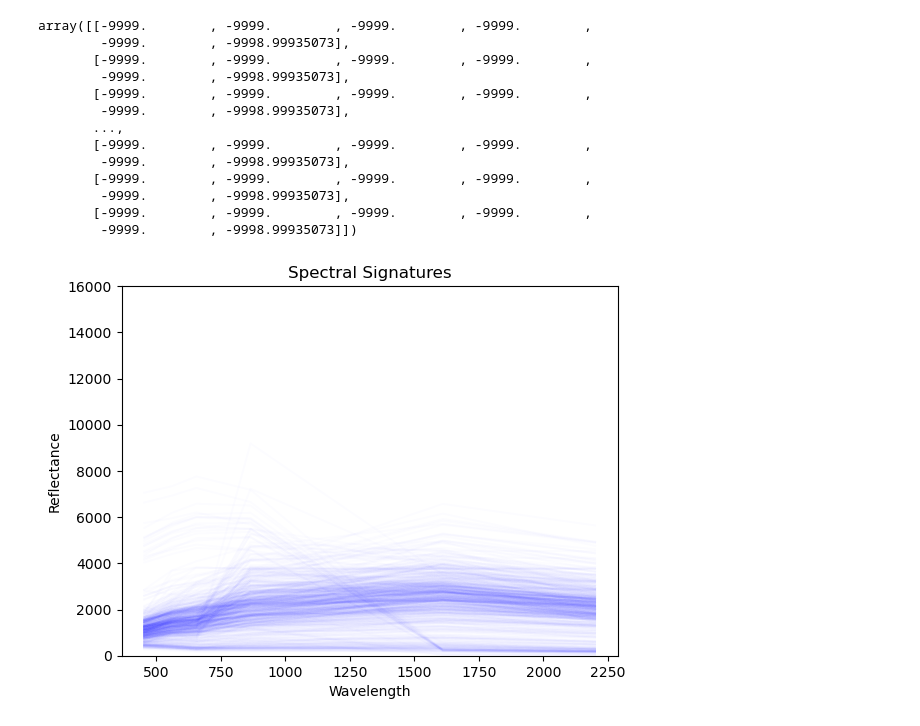
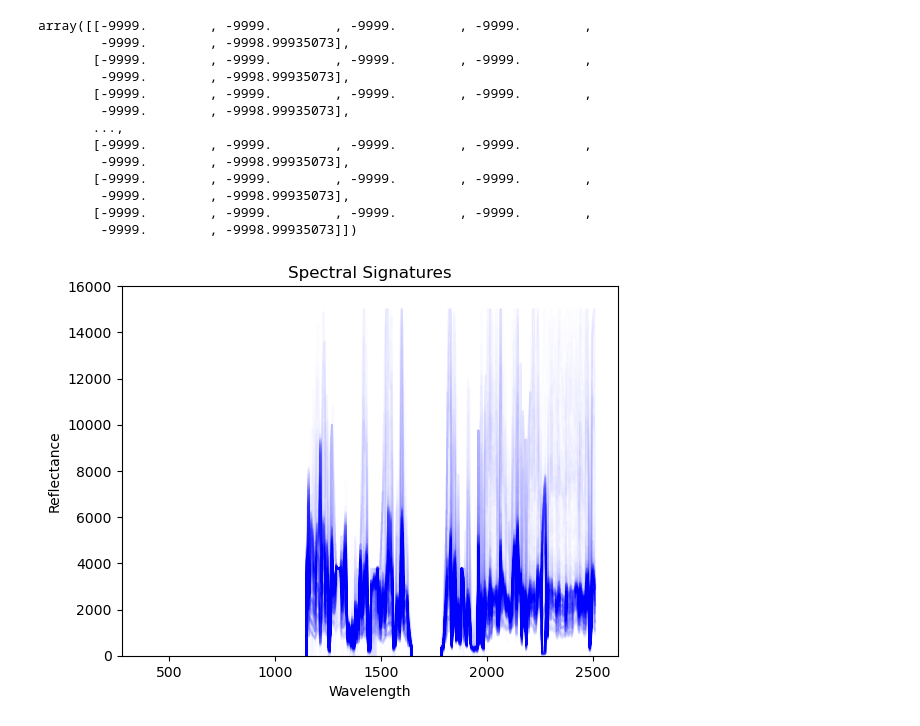
Before and after one commit to earthlab/cross-sensor-cal, a Jupyter notebook: plot_resample.ipynb, the cells around one changed output. Saved outputs shown, nothing was run; the diff lists cells and outputs as text; code cells hidden in the pictures.

Commit message:
more plot

```diff
--- a/plot_resample.ipynb
+++ b/plot_resample.ipynb
@@ -135,32 +128,33 @@ def plot_spectral_signatures(wavelengths, spectral_data, line_color='blue', tran
     """
     Plot spectral signatures for each pixel in the spectral data, all in the same specified color and with transparency.
 
     Parameters:
     - wavelengths: array-like, the wavelengths corresponding to the spectral bands.
     - spectral_data: 2D array, spectral data where each row corresponds to a pixel and columns to spectral bands.
     - line_color: str, optional, the color of the lines. Default is 'blue'.
     - transparency: float, optional, the transparency level of the lines. Default is 0.5.
     """
     # Check if spectral_data is not empty
     if spectral_data.size == 0:
         print("Spectral data is empty.")
         return
 
     num_wavelengths = len(wavelengths)  # Dynamically get the number of wavelengths
 
     # Plotting each pixel's spectral signature
     for i in range(spectral_data.shape[0]):  # Loop through each row/pixel
         # Ensure plotting only up to the number of available wavelengths
         plt.plot(wavelengths, spectral_data[i, :num_wavelengths], color=line_color, alpha=transparency)
 
     plt.xlabel('Wavelength')
     plt.ylabel('Reflectance')
     plt.title('Spectral Signatures')
     plt.ylim(0, 16000)
     plt.show()
 
 # Example usage:
 # Assuming envi.wavelengths and spectral_data are already defined:
-plot_spectral_signatures(wavelengths9, spectral_data_landsat9, 'blue', 0.01)
+plot_spectral_signatures(wavelengths_full, spectral_data_corrected, 'blue', 0.01)
+plot_spectral_signatures(wavelengths_full, spectral_data_corrected, 'blue', 0.01)
 # %% [output]
-[figure, old version]
+[figure, new version]
```
Also changed, not shown: parts of 7 cells of this notebook.
